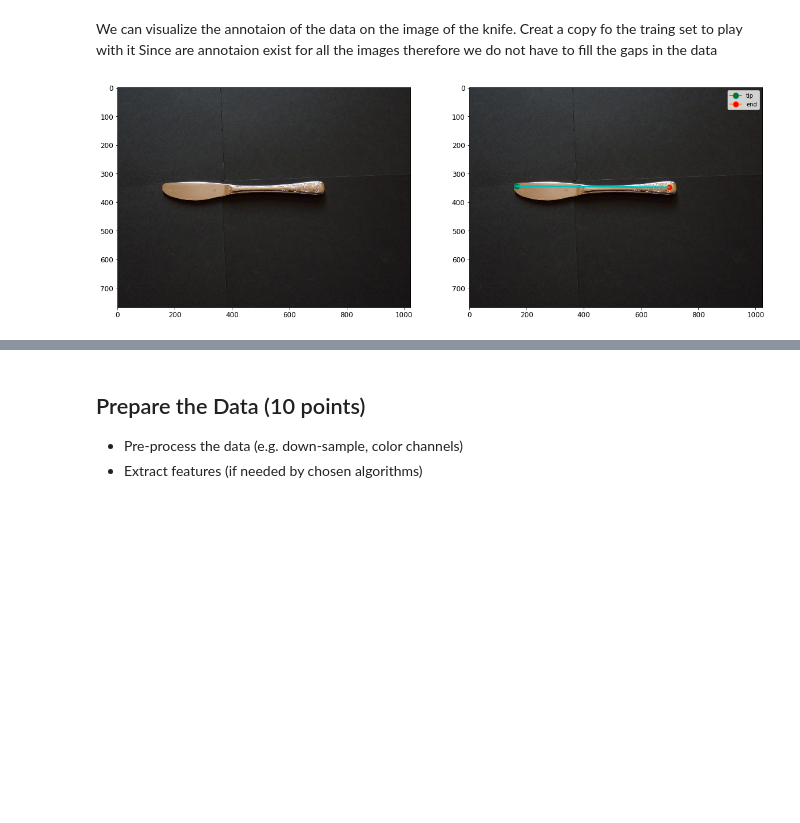
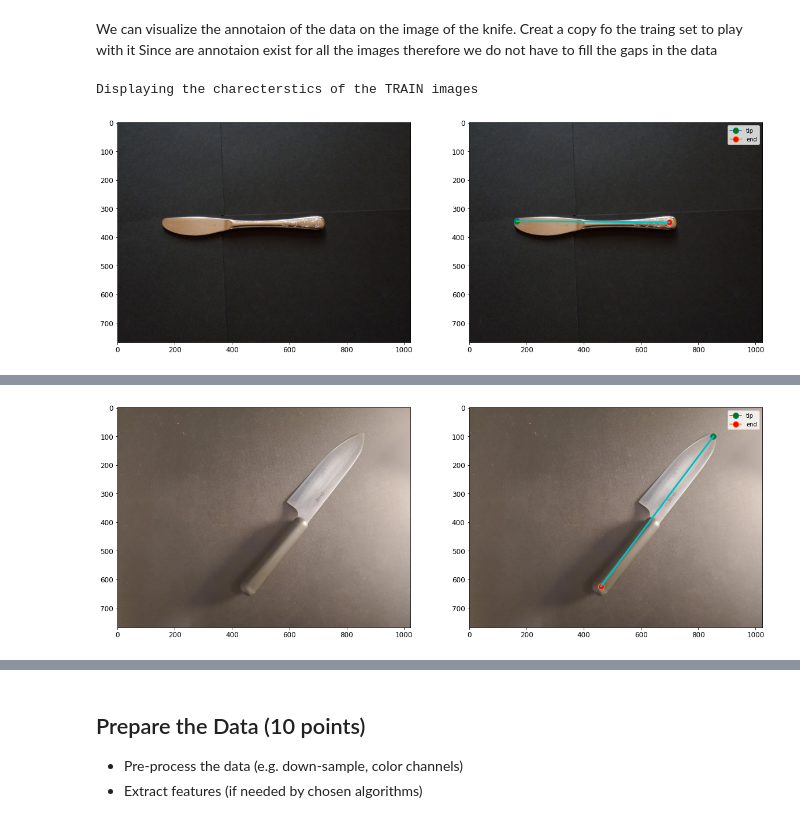
Before and after one commit to ShantanuShivankar/Machine_learning, a Jupyter notebook: RO47002_2020_2021_Final_Assignment/Final Assignment.ipynb, the cells around one changed output, grey strips where cells are left out. Drawn from its saved outputs; the diff is of its cells as text; code cells hidden in the pictures; blank space fills up the shorter version.

```diff
--- a/RO47002_2020_2021_Final_Assignment/Final Assignment.ipynb
+++ b/RO47002_2020_2021_Final_Assignment/Final Assignment.ipynb
@@ -102,4 +102,19 @@ Since we are not using a dataset which is dynamic we do not need compute the has
 To avoid the data snopping error we will split the dataset with the random seed constant so that the classifier is not trained on the test data set at all. We will keep the 20% of the dataset for the test purpose and the selection of the dataset will be random after shuffiling. To get the same shuffle and the same split of the data we will keep the random state of the test_train_split function.
 
 Finding and Loading the Image print the image to check if the database is correct.
+# %%
+# Funtions for importing the files and the annotation
+import glob
+#image check funtion
+def list_images_train(image_dir, filename_expression='*.JPG'):
+    filenames = glob.glob(os.path.join(image_dir, filename_expression))
+    filenames = sorted(filenames) # important for cross-platform compatiblity
+    print(f'Found {len(filenames)} image files in the directory "{image_dir}"')
+    return filenames
+
+def list_images_test(image_dir, filename_expression='*.jpg'):
+    filenames = glob.glob(os.path.join(image_dir, filename_expression))
+    filenames = sorted(filenames) # important for cross-platform compatiblity
+    print(f'Found {len(filenames)} image files in the directory "{image_dir}"')
+    return filenames
 # %%
@@ -174,29 +207,54 @@ def show_annotation(I, p1, p2):
 
     plt.show()
 
-#Enter the index of the image to be displayed
-img_idx = 3
-I = Is[img_idx]
-p1 = annots[img_idx,:2].copy() # copty of point 1 of the pen
-p2 = annots[img_idx,2:].copy() #copy of point 2 of the pen
+#Enter the index of the image to be displayed for the trainig and the test dataset
+img_idx_train = 3 #enter a value from 0 to 34
+I_train = Is_train[img_idx_train]
+p1_train = annots_train[img_idx_train,:2].copy() # copy of point 1 of the pen of the training dataset
+p2_train = annots_train[img_idx_train,2:].copy() #copy of point 2 of the pen of the training dataset
+
+img_idx_test = 3  #enter a value from 0 to 16
+I_test = Is_test[img_idx_test]
+p1_test = annots_test[img_idx_test,:2].copy() # copy of point 1 of the pen of the test dataset
+p2_test = annots_test[img_idx_test,2:].copy() #copy of point 2 of the pen of the test dataset
 
 #calling the show_annotation function to show the orignal imge and the annotation in the image
+#Exploring the data of the single image of the training dataset
+print("Displaying the charecterstics of the TRAIN images \n")
+show_annotation(I_train, p1_train, p2_train)
 
-show_annotation(I, p1, p2)
-
-#Exploring the data of the single image
 print("FOR THE SINGLE IMAGE")
-print("The height of the image is",np.shape(I)[0])
-print("The width of the image is",np.shape(I)[1])
-print("The number of channel of the image is",np.shape(I)[2])
-print("The datatype of the single image is =",I.dtype,"\n")
+print("The height of the image is",np.shape(I_train)[0])
+print("The width of the image is",np.shape(I_train)[1])
+print("The number of channel of the image is",np.shape(I_train)[2])
+print("The datatype of the single image is =",I_train.dtype,"\n")
 
 print("FOR THE GROUP OF DATA")
-print("The shape of the image array is ",np.shape(Is))
-print("The dtype of the image array is =",np.asarray(Is).dtype,"\n")
+print("The shape of the image array is ",np.shape(Is_train))
+print("The dtype of the image array is =",np.asarray(Is_train).dtype,"\n")
 
 print("FOR THE ANNOTATION MATRIX")
-print("The shape of the annotation matrix is",np.shape(annots))
-print("The datatype of the annotation matrix is =",annots.dtype)
+print("The shape of the annotation matrix is",np.shape(annots_train))
+print("The datatype of the annotation matrix is =",annots_train.dtype)
+
+
+#Exploring the data of the single image fo the test dataset
+print("Displaying the charecterstics of the TEST images \n")
+show_annotation(I_test, p1_test, p2_test)
+
+print("FOR THE SINGLE IMAGE")
+print("The height of the image is",np.shape(I_test)[0])
+print("The width of the image is",np.shape(I_test)[1])
+print("The number of channel of the image is",np.shape(I_test)[2])
+print("The datatype of the single image is =",I_test.dtype,"\n")
+
+print("FOR THE GROUP OF DATA")
+print("The shape of the image array is ",np.shape(Is_test))
+print("The dtype of the image array is =",np.asarray(Is_test).dtype,"\n")
+
+print("FOR THE ANNOTATION MATRIX")
+print("The shape of the annotation matrix is",np.shape(annots_test))
+print("The datatype of the annotation matrix is =",annots_test.dtype)
 # %% [output]
+Displaying the charecterstics of the TRAIN images
 [figure]
@@ -215,0 +275 @@ The datatype of the annotation matrix is = float64
+[figure, added]
```
Also changed, not shown: parts of 4 cells of this notebook, 18 other files.
